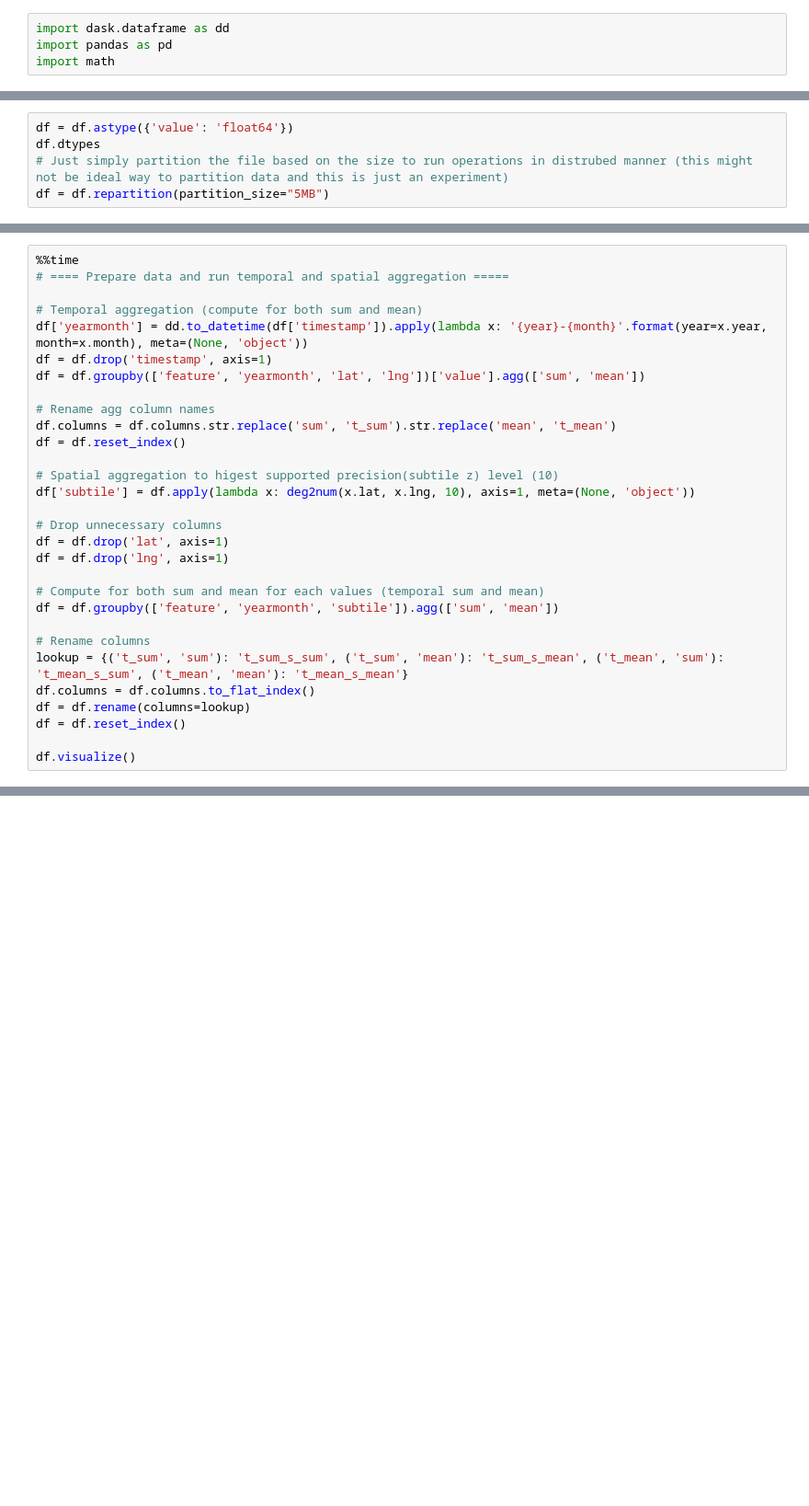
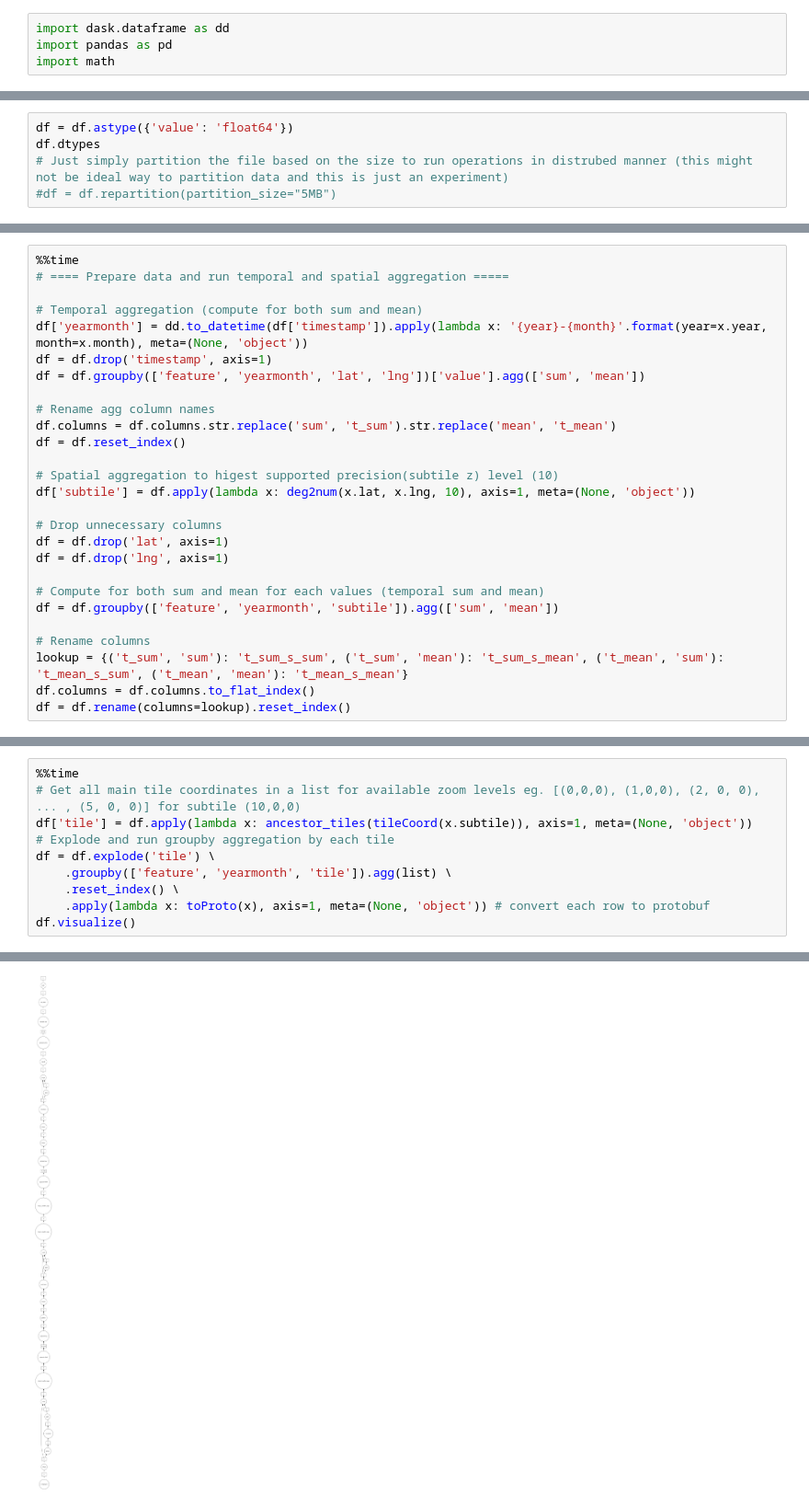
Before and after one commit to uncharted-causemos/slow-tortoise, a Jupyter notebook: experiment/notebooks/tile_core_draft.ipynb, the cells around one changed output, grey strips where cells are left out. Shown: that part at 92% size. Drawn from its saved outputs; the diff is of its cells as text; blank space fills up the shorter version.

```diff
--- a/experiment/notebooks/tile_core_draft.ipynb
+++ b/experiment/notebooks/tile_core_draft.ipynb
@@ -25,4 +32,4 @@ df = dd.read_parquet("s3://airflow-test-data/e0a14dbf-e8e6-42bd-b908-e72a956fadd
 df = df.astype({'value': 'float64'})
 df.dtypes
 # Just simply partition the file based on the size to run operations in distrubed manner (this might not be ideal way to partition data and this is just an experiment)
-df = df.repartition(partition_size="5MB")
+#df = df.repartition(partition_size="5MB")
@@ -87,8 +150,5 @@ df = df.groupby(['feature', 'yearmonth', 'subtile']).agg(['sum', 'mean'])
 # Rename columns
 lookup = {('t_sum', 'sum'): 't_sum_s_sum', ('t_sum', 'mean'): 't_sum_s_mean', ('t_mean', 'sum'): 't_mean_s_sum', ('t_mean', 'mean'): 't_mean_s_mean'}
 df.columns = df.columns.to_flat_index()
-df = df.rename(columns=lookup)
-df = df.reset_index()
-
-df.visualize()
+df = df.rename(columns=lookup).reset_index()
 # %% [output]
@@ -97,0 +157,11 @@ Wall time: 1.77 s
+# %%
+%%time
+# Get all main tile coordinates in a list for available zoom levels eg. [(0,0,0), (1,0,0), (2, 0, 0), ... , (5, 0, 0)] for subtile (10,0,0)
+df['tile'] = df.apply(lambda x: ancestor_tiles(tileCoord(x.subtile)), axis=1, meta=(None, 'object'))
+# Explode and run groupby aggregation by each tile
+df = df.explode('tile') \
+    .groupby(['feature', 'yearmonth', 'tile']).agg(list) \
+    .reset_index() \
+    .apply(lambda x: toProto(x), axis=1, meta=(None, 'object')) # convert each row to protobuf
+df.visualize()
+# %% [output]
@@ -98,3 +170,4 @@ Wall time: 1.77 s
+[figure, added]
 # %%
 %%time
 df.compute()
```
Also changed, not shown: parts of 13 cells of this notebook, 1 other file.
